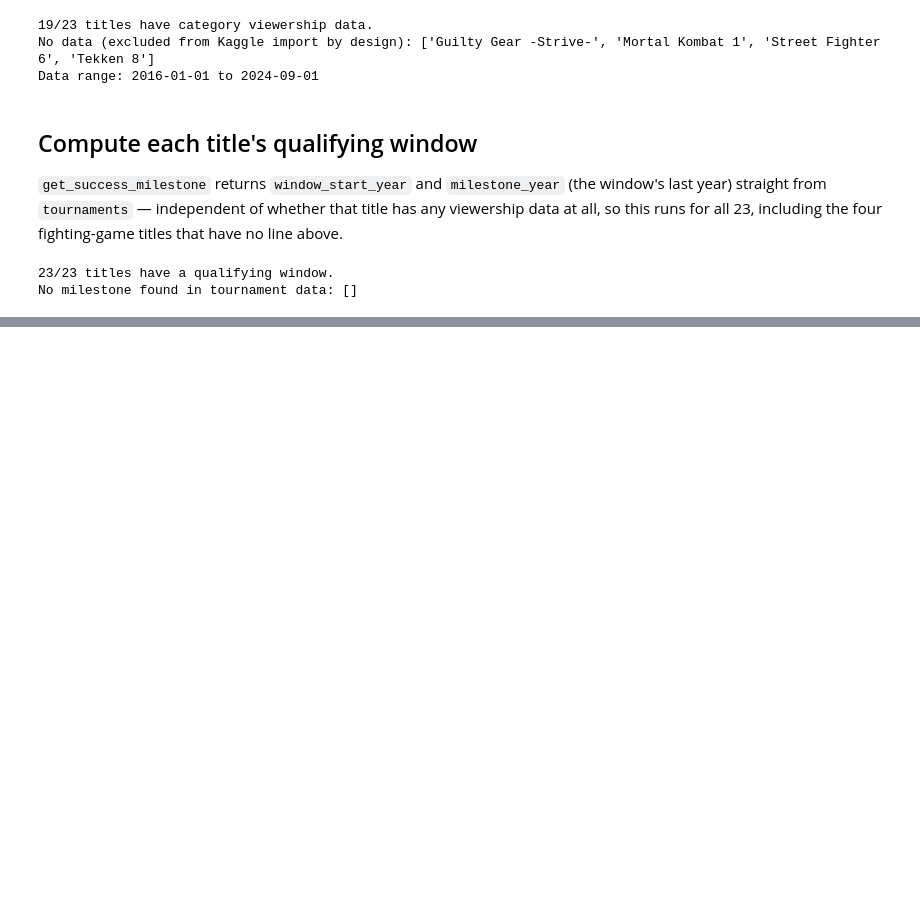
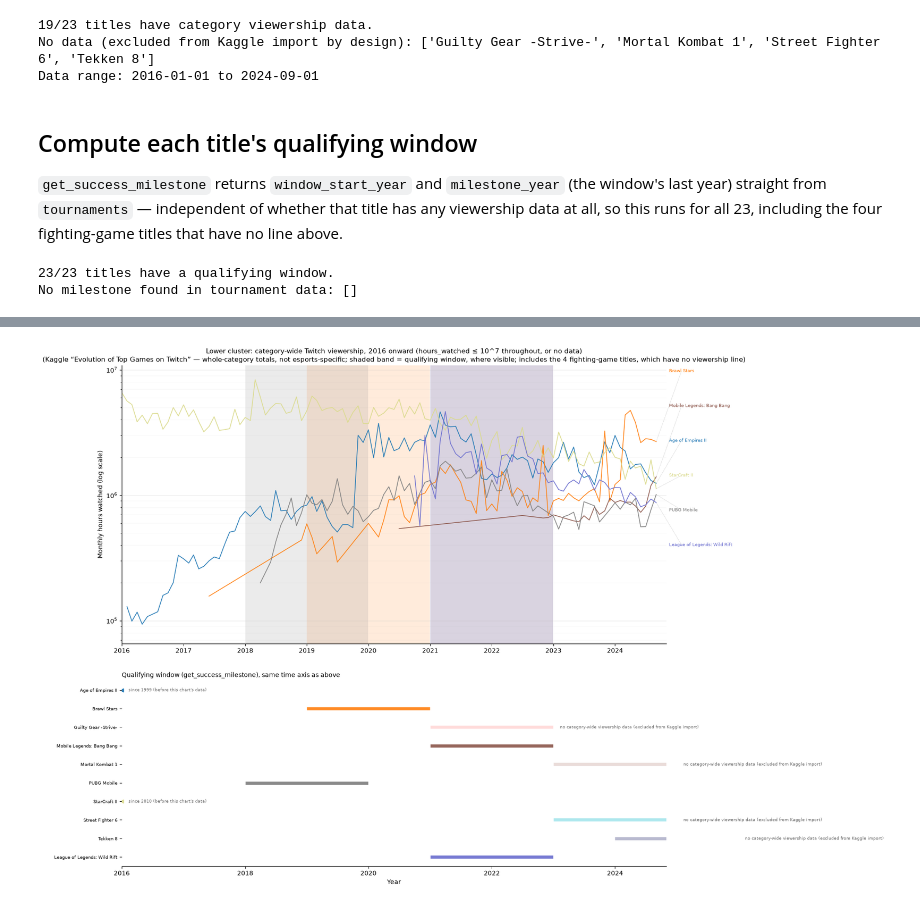
Before and after one commit to JacobH1994/fandomdatapuller, a Jupyter notebook: notebooks/category_trajectories.ipynb, the cells around one changed output, grey strips where cells are left out. Cells and saved outputs as stored; diff of their text form; code cells hidden in the pictures; blank space fills up the shorter version.

```diff
--- a/notebooks/category_trajectories.ipynb
+++ b/notebooks/category_trajectories.ipynb
@@ -286,0 +302,10 @@ plt.show()
+# %%
+fig_lower = render_cluster_chart(
+    lower_cluster,
+    "Lower cluster: category-wide Twitch viewership, 2016 onward (hours_watched ≤ 10^7 throughout, or no data)\n"
+    "(Kaggle “Evolution of Top Games on Twitch” — whole-category totals, not esports-specific; "
+    "shaded band = qualifying window, where visible; includes the 4 fighting-game titles, which have no viewership line)",
+)
+plt.show()
+# %% [output]
+[figure, added]
```
Also changed, not shown: parts of 7 cells of this notebook, 1 other file.
